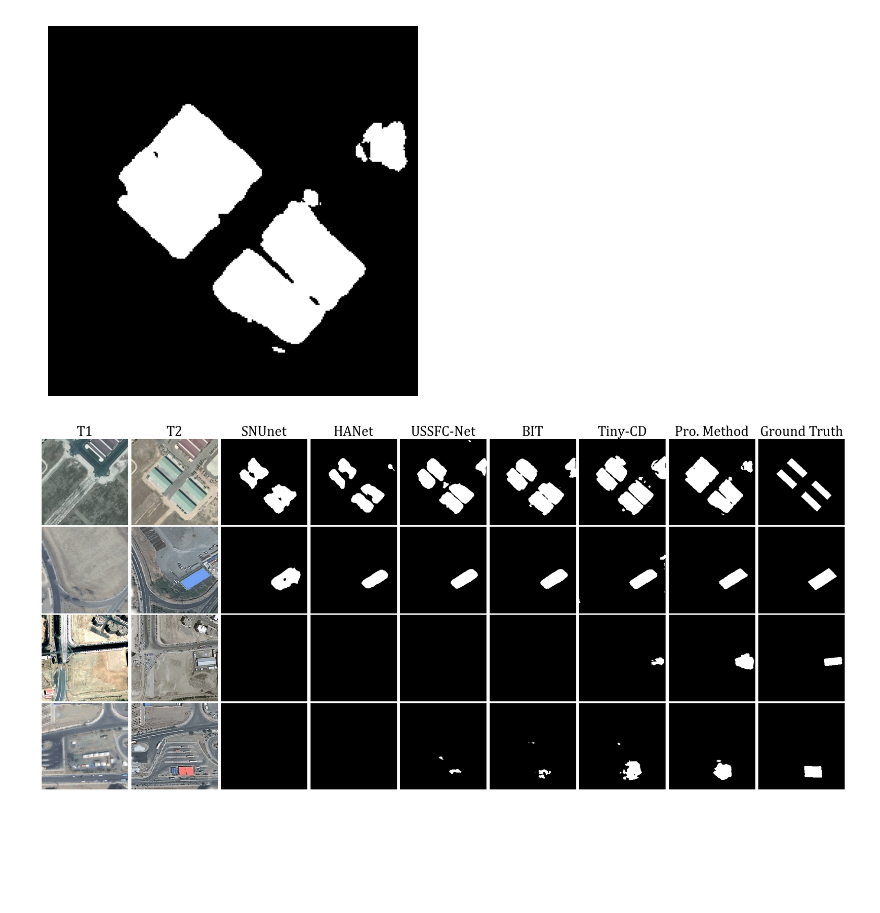
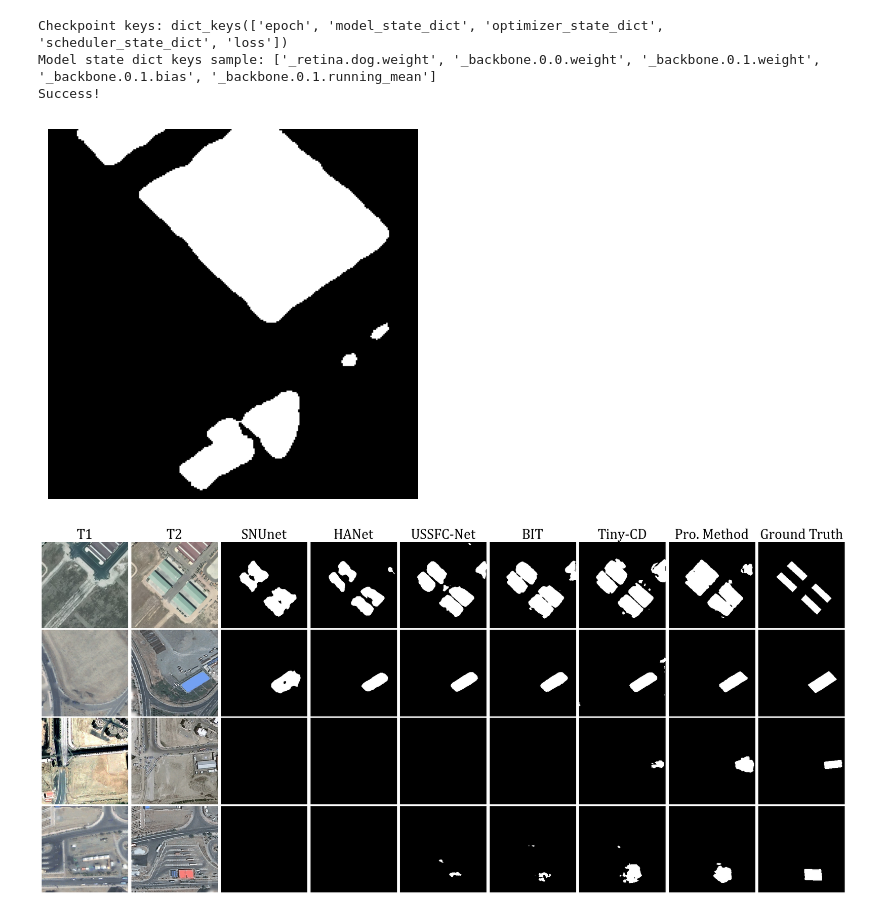
Before and after one commit to Msadr471/TPCV-CD, a Jupyter notebook: ipynb/test.ipynb, the cells around one changed output. Cells and saved outputs as stored; diff of their text form; code cells hidden in the pictures; blank space fills up the shorter version.

```diff
--- a/ipynb/test.ipynb
+++ b/ipynb/test.ipynb
@@ -10,5 +17,49 @@ model.load_state_dict(state_dict)
 model.eval()
 torch.save(model.state_dict(), "../pretrained_models/model_entire.pth")
+# %%
+import sys
+import os
+sys.path.append(os.path.abspath(".."))
+import torch
+import numpy as np
+
+# Try to identify what exactly is causing the issue
+from models.change_classifier import ChangeClassifier
+
+# Create a simple test to see what's in the checkpoint
+try:
+    # Try to peek at the checkpoint structure without loading numpy scalars
+    checkpoint = torch.load("../pretrained_models/checkpoint_tehran_099.pth",
+                           weights_only=False)
+
+    print("Checkpoint keys:", checkpoint.keys())
+    print("Model state dict keys sample:", list(checkpoint['model_state_dict'].keys())[:5])
+
+    # Now try to load just the model safely
+    model = ChangeClassifier(weights=None)
+
+    # Manually filter out any problematic tensors if needed
+    safe_state_dict = {}
+    for key, value in checkpoint['model_state_dict'].items():
+        if isinstance(value, torch.Tensor):
+            safe_state_dict[key] = value
+        else:
+            print(f"Non-tensor found in state_dict: {key} - {type(value)}")
+            # Convert non-tensors to tensors if possible
+            if hasattr(value, '__array__'):
+                safe_state_dict[key] = torch.tensor(np.array(value))
+
+    model.load_state_dict(safe_state_dict, strict=False)
+    model.eval()
+    torch.save(model.state_dict(), "../pretrained_models/model_entire.pth")
+    print("Success!")
+
+except Exception as e:
+    print(f"Error: {e}")
+# %% [output]
+Checkpoint keys: dict_keys(['epoch', 'model_state_dict', 'optimizer_state_dict', 'scheduler_state_dict', 'loss'])
+Model state dict keys sample: ['_retina.dog.weight', '_backbone.0.0.weight', '_backbone.0.1.weight', '_backbone.0.1.bias', '_backbone.0.1.running_mean']
+Success!
 # %%
 import matplotlib.pyplot as plt
 
@@ -26,31 +77,31 @@ plt.rcParams.update({
 # %%
 import torch
 import matplotlib.pyplot as plt
 from torchvision.transforms import Compose, Normalize, ToTensor, Resize
 from PIL import Image
 from models.change_classifier import ChangeClassifier
 transform = Compose([
     ToTensor(),
     Normalize(  mean=[0.485, 0.456, 0.406],
                 std=[0.229, 0.224, 0.225])
 ])
-img_t1 = Image.open("../sample_img/A.png").convert("RGB")
-img_t2 = Image.open("../sample_img/B.png").convert("RGB")
+img_t1 = Image.open("../sample_img/000664_A.png").convert("RGB")
+img_t2 = Image.open("../sample_img/000664_B.png").convert("RGB")
 img_t1 = transform(img_t1).unsqueeze(0)
 img_t2 = transform(img_t2).unsqueeze(0)
 model = ChangeClassifier()
-model.load_state_dict(torch.load("../pretrained_models/model_46.pth", map_location="cpu", weights_only=True))
+model.load_state_dict(torch.load("../pretrained_models/model_entire.pth", map_location="cpu", weights_only=True))
 model.eval()
 with torch.no_grad():
     out = model(img_t1, img_t2)
 mask = torch.sigmoid(out)[0, 0]
-mask = (mask > 0.6).float()
+mask = (mask > 0.59).float()
 plt.imshow(mask, cmap="gray")
 plt.axis("off")
 # plt.title("Predicted Change Mask")
 plt.show()
 # %% [output]
-[figure, old version]
+[figure, new version]
 # %%
 import torch
 import matplotlib.pyplot as plt
```
Also changed, not shown: parts of 1 cell of this notebook, 16 other files.
